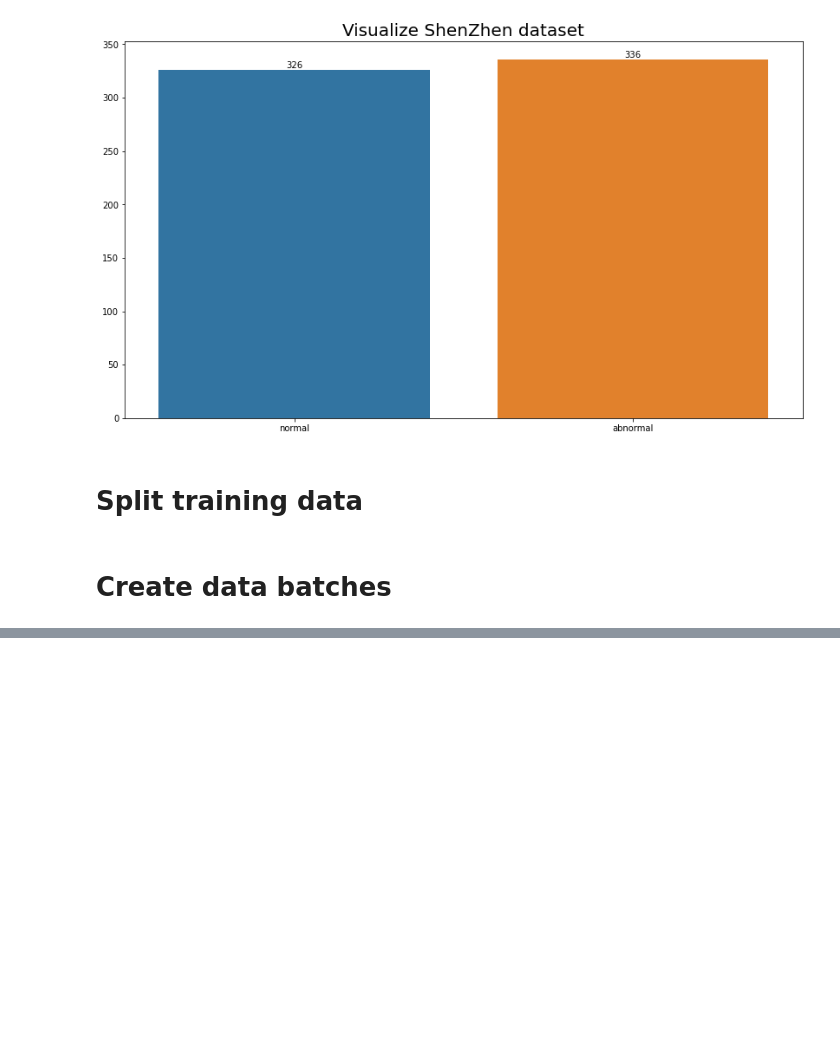
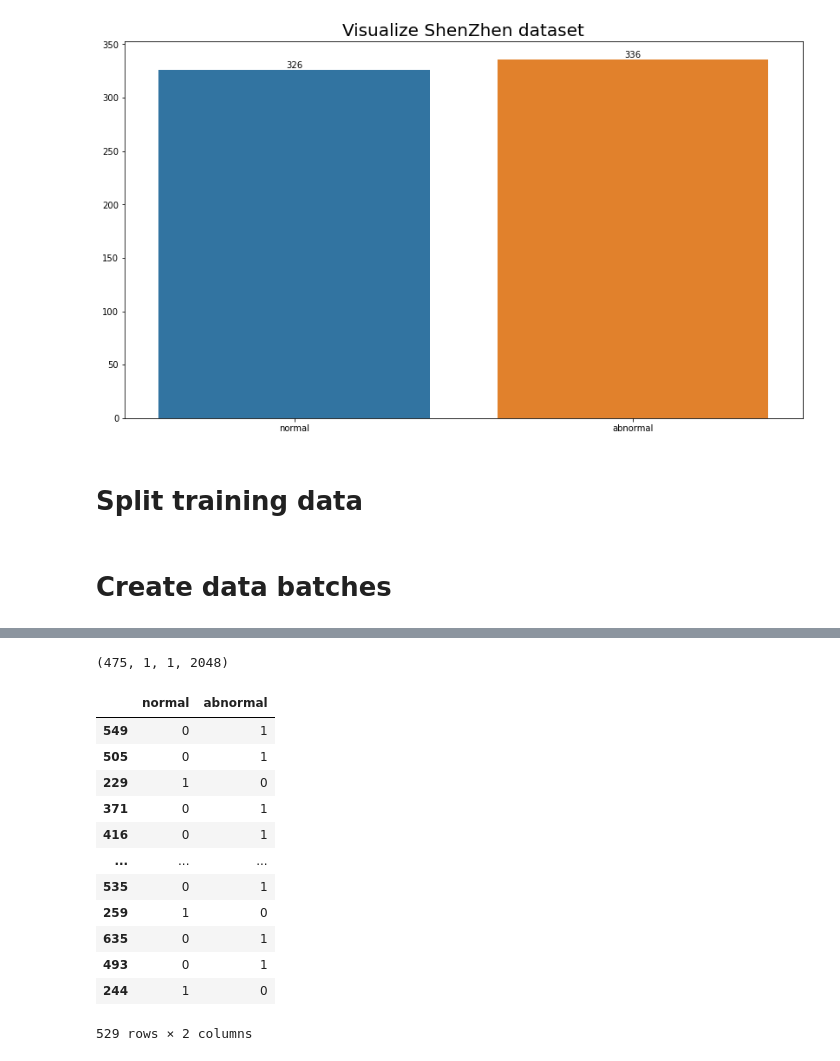
Before and after one commit to ngoctu69/Abnormal-detection-on-chest-x-ray, a Jupyter notebook: AbnormalDetection.ipynb, the cells around one changed output, grey strips where cells are left out. Drawn from its saved outputs; the diff is of its cells as text; code cells hidden in the pictures; blank space fills up the shorter version.

```diff
--- a/AbnormalDetection.ipynb
+++ b/AbnormalDetection.ipynb
@@ -103,30 +104,29 @@ if os.path.isdir(TRAIN_PATH) is False:
     os.mkdir(VALID_PATH)
     os.mkdir(TEST_PATH)
 
-    #get all images
-    images_id = data.study_id.values
-
-    train, test = train_test_split(images_id, test_size = 0.2)
+    train, test = train_test_split(data, test_size = 0.2)
 
     # Copy test images to test folder
-    for img_id in test:
+    test_images = test.study_id.values
+    for img_id in test_images:
       shutil.copy(f'{DATA_PATH}/images/{img_id}', TEST_PATH)
 
     #Create (normal, abnormal) folder
     for i in patient_status:
       os.mkdir(f'{TRAIN_PATH}/{i}')
       os.mkdir(f'{VALID_PATH}/{i}')
-      os.mkdir(f'{TEST_PATH}/{i}')
+      #os.mkdir(f'{TEST_PATH}/{i}')
 
+      train_img = train[train[i]==1].study_id.values
       #split train, valid
-      train_id, valid_id = train_test_split(train, test_size = VALID_RATIO)
+      train_id, valid_id = train_test_split(train_img, test_size = VALID_RATIO)
 
       #Copy train images to train folder
       for img_id in train_id:
         shutil.copy(f'{DATA_PATH}/images/{img_id}', f'{TRAIN_PATH}/{i}')
 
       # Copy validation images to validation folder
-        for img_id in valid_id:
-            shutil.copy(f'{DATA_PATH}/images/{img_id}', f'{VALID_PATH}/{i}')
+      for img_id in valid_id:
+        shutil.copy(f'{DATA_PATH}/images/{img_id}', f'{VALID_PATH}/{i}')
 # %% [markdown]
 # Create data batches
@@ -134,0 +291,23 @@ from tensorflow.keras.preprocessing.image import ImageDataGenerator
+# %%
+preds = model.predict(train_data)
+preds.shape
+# %% [output]
+(475, 1, 1, 2048)
+# %%
+label_train = train
+del label_train["study_id"]
+label_train
+# %% [output]
+|  | normal | abnormal |
+| 549 | 0 | 1 |
+| 505 | 0 | 1 |
+| 229 | 1 | 0 |
+| 371 | 0 | 1 |
+| 416 | 0 | 1 |
+| ... | ... | ... |
+| 535 | 0 | 1 |
+| 259 | 1 | 0 |
+| 635 | 0 | 1 |
+| 493 | 0 | 1 |
+| 244 | 1 | 0 |
+529 rows × 2 columns
```
Also changed, not shown: parts of 13 cells of this notebook.
